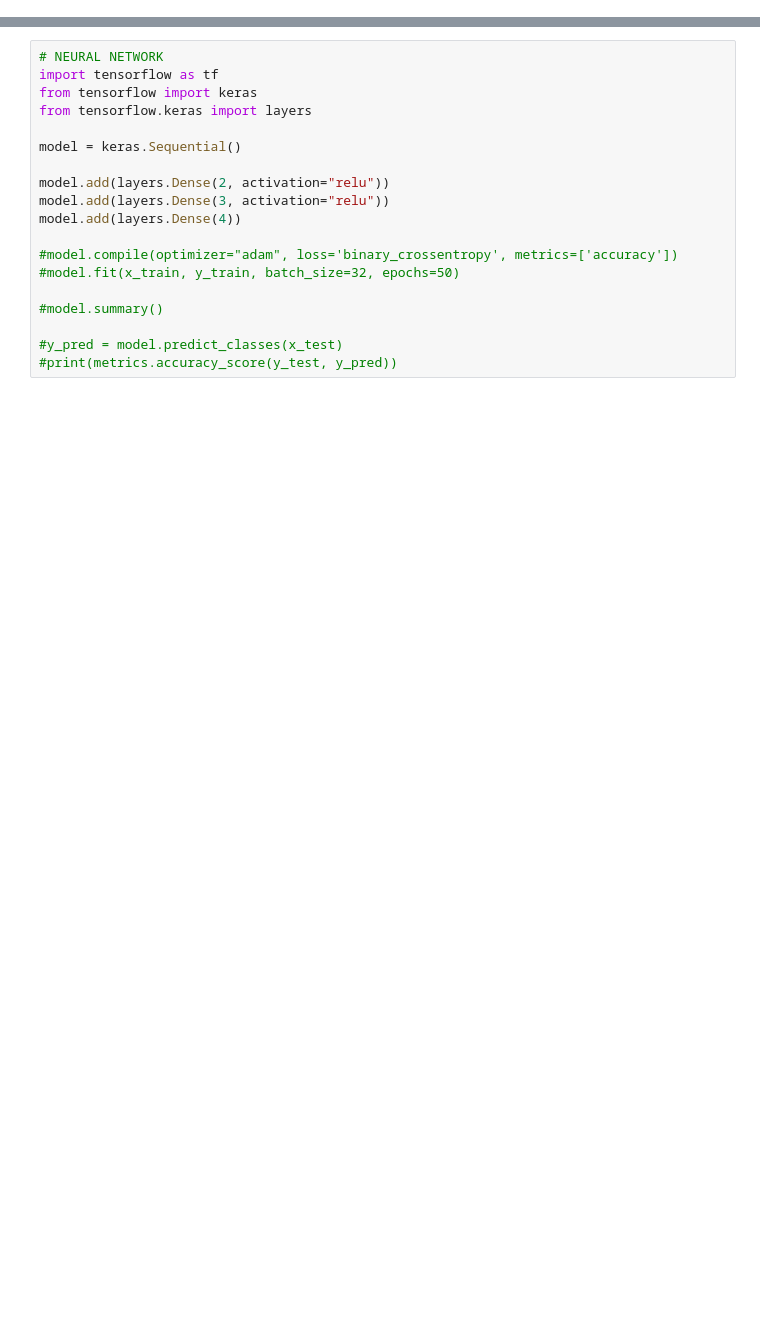
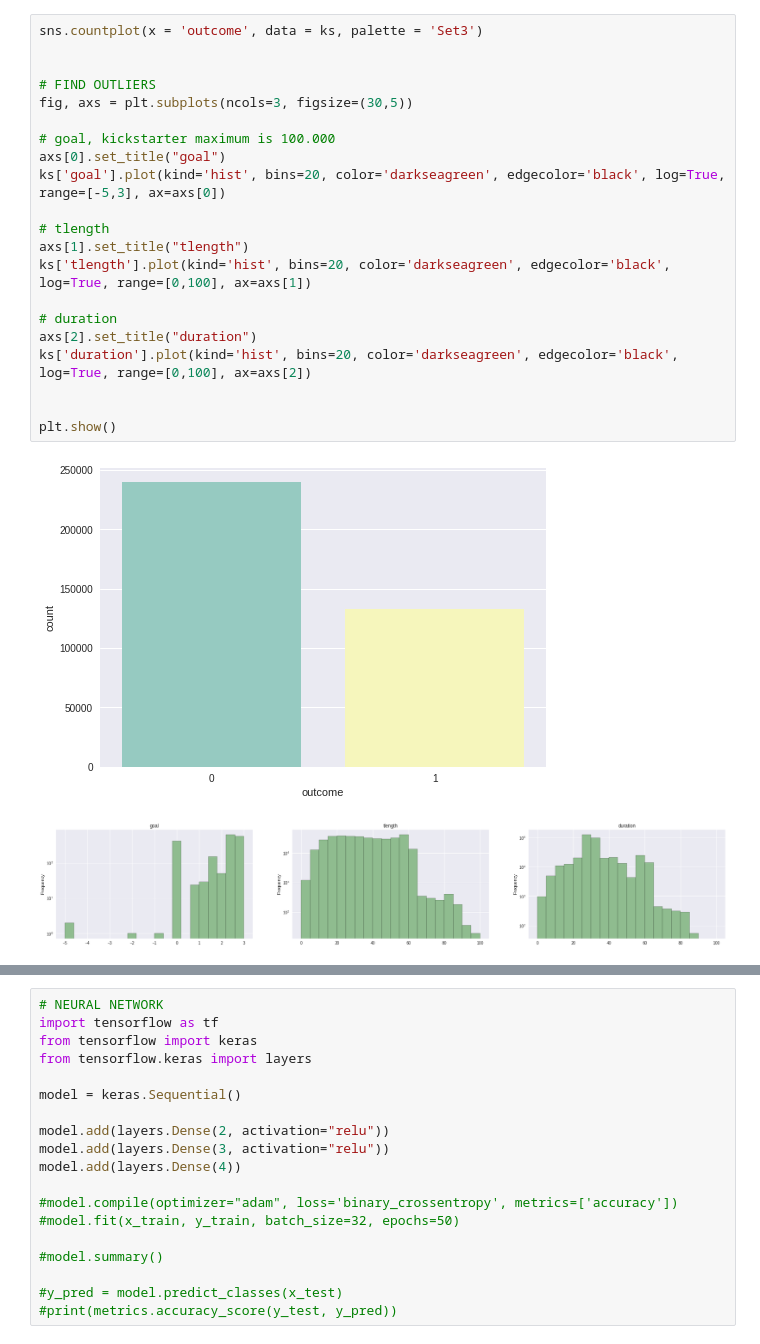
Before and after one commit to alexanderameye/machine-learning, a Jupyter notebook: project/data/notebook.ipynb, the cells around one changed output, grey strips where cells are left out. Saved outputs shown, nothing was run; the diff lists cells and outputs as text; blank space fills up the shorter version.

```diff
--- a/project/data/notebook.ipynb
+++ b/project/data/notebook.ipynb
@@ -313,0 +186,24 @@ Median:  30.0
+# %%
+sns.countplot(x = 'outcome', data = ks, palette = 'Set3')
+
+
+# FIND OUTLIERS
+fig, axs = plt.subplots(ncols=3, figsize=(30,5))
+
+# goal, kickstarter maximum is 100.000
+axs[0].set_title("goal")
+ks['goal'].plot(kind='hist', bins=20, color='darkseagreen', edgecolor='black', log=True, range=[-5,3], ax=axs[0])
+
+# tlength
+axs[1].set_title("tlength")
+ks['tlength'].plot(kind='hist', bins=20, color='darkseagreen', edgecolor='black', log=True, range=[0,100], ax=axs[1])
+
+# duration
+axs[2].set_title("duration")
+ks['duration'].plot(kind='hist', bins=20, color='darkseagreen', edgecolor='black', log=True, range=[0,100], ax=axs[2])
+
+
+plt.show()
+# %% [output]
+[figure, added]
+[figure, added]
```
Also changed, not shown: parts of 24 cells of this notebook.
